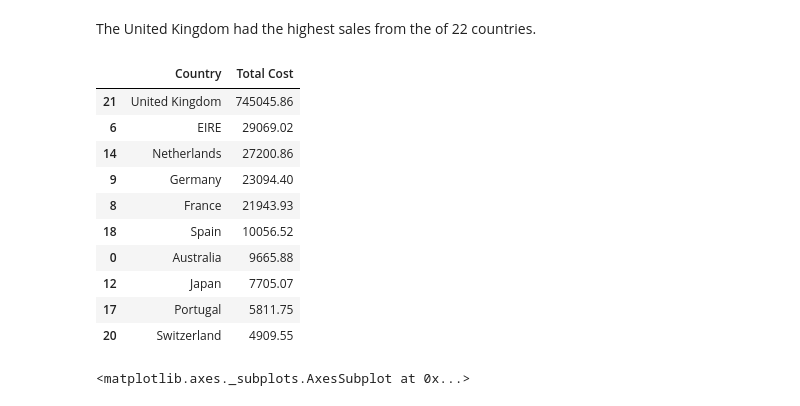
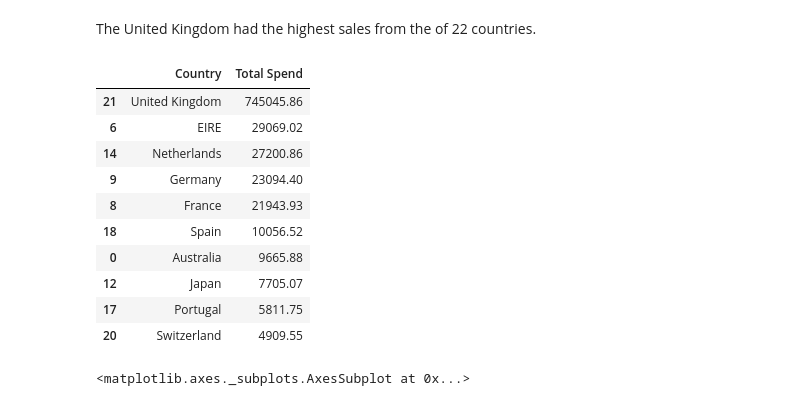
Before and after one commit to RitRa/Programming-Project-Dec-2018, a Jupyter notebook: Online Retail Data - Project 2018.ipynb, the cells around one changed output. Cells and saved outputs as stored; diff of their text form; code cells hidden in the pictures.

```diff
--- a/Online Retail Data - Project 2018.ipynb
+++ b/Online Retail Data - Project 2018.ipynb
@@ -271,7 +228,7 @@ df['Date'] = pd.to_datetime(df['InvoiceDate'])
 
 # create a new column for month
 df['Month'] = df['Date'].dt.strftime('%b %Y')
-
+df['Month'] = pd.to_datetime(df['Month'])
 # create a new column for month
 df['Day'] = df['Date'].dt.strftime('%D')
 df['Day'] = pd.to_datetime(df['Day'])
@@ -281,6 +241,6 @@ df['Month'].unique()
 # %% [markdown]
 ### What country had the biggest sales?
 # %%
-# What is the Total Cost
-df['Total Cost'] =  df['UnitPrice'] * df['Quantity']
+# What is the Total Spend calculation and adding a new column
+df['Total Spend'] =  df['UnitPrice'] * df['Quantity']
 df.head(5)
@@ -287,11 +254,11 @@ df.head(5)
 # %% [markdown]
 The United Kingdom had the highest sales from the of 22 countries.
 # %%
-totalcost = df.groupby('Country', as_index=False).agg({"Total Cost": "sum"}).sort_values(
-    'Total Cost', ascending=False)
+totalcost = df.groupby('Country', as_index=False).agg({"Total Spend": "sum"}).sort_values(
+    'Total Spend', ascending=False)
 totalcost.head(10)
 # %% [output]
-|  | Country | Total Cost |
+|  | Country | Total Spend |
 | 21 | United Kingdom | 745045.86 |
 | 6 | EIRE | 29069.02 |
 | 14 | Netherlands | 27200.86 |
```
Also changed, not shown: parts of 15 cells of this notebook.
